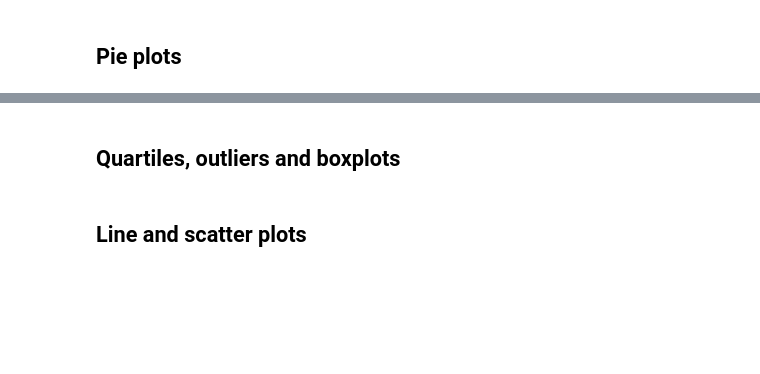
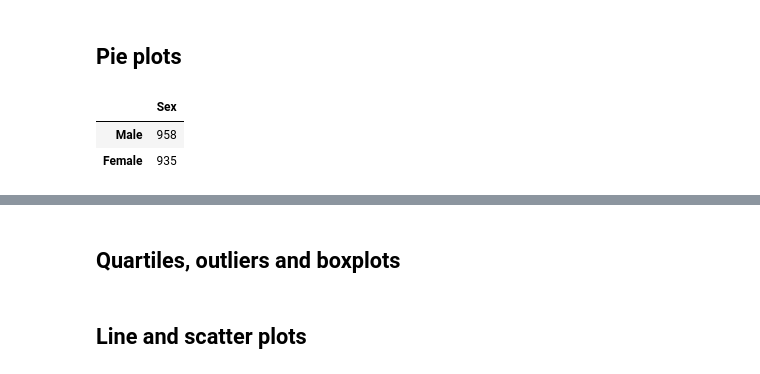
Before and after one commit to kamanzol/MatPlot, a Jupyter notebook: Pymaceuticals/pymaceuticals_starter.ipynb, the cells around one changed output, grey strips where cells are left out. Cells and saved outputs as stored; diff of their text form; code cells hidden in the pictures; blank space fills up the shorter version.

```diff
--- a/Pymaceuticals/pymaceuticals_starter.ipynb
+++ b/Pymaceuticals/pymaceuticals_starter.ipynb
@@ -76,3 +124,10 @@ plt.show()
 ## Pie plots
 # %%
 # Generate a pie plot showing the distribution of female versus male mice using pandas
+
+gender_count = pd.DataFrame(merged_data["Sex"].value_counts())
+gender_count
+# %% [output]
+|  | Sex |
+| Male | 958 |
+| Female | 935 |
```
Also changed, not shown: parts of 9 cells of this notebook.
